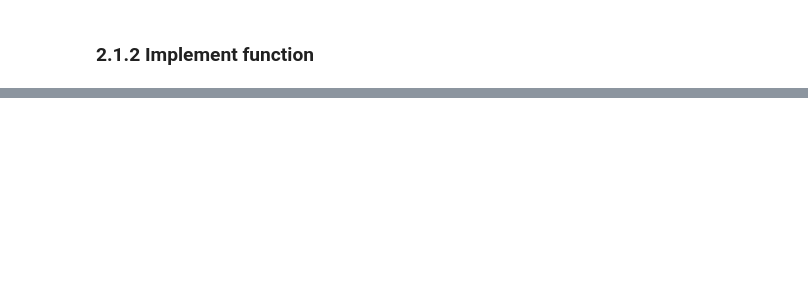
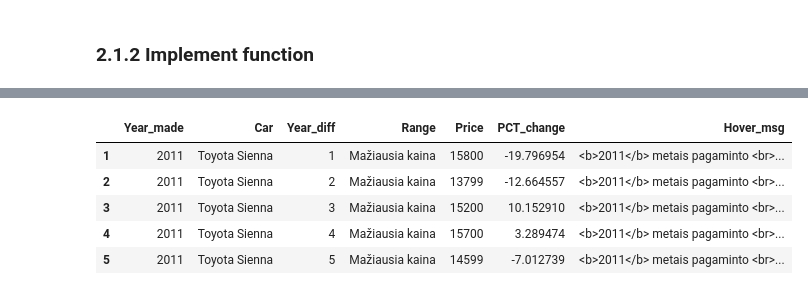
Before and after one commit to TK-Problem/autoplius-car-depretiation-dashboard, a Jupyter notebook: Notebooks/data_analysis.ipynb, the cells around one changed output, grey strips where cells are left out. Drawn from its saved outputs; the diff is of its cells as text; code cells hidden in the pictures; blank space fills up the shorter version.

Commit message:
Median price devaluation graph created

```diff
--- a/Notebooks/data_analysis.ipynb
+++ b/Notebooks/data_analysis.ipynb
@@ -203,0 +224,22 @@ fig.show()
+# %%
+# calcualte years passed
+df_dev['Year_diff'] = df_dev['Year'] - df_dev['Year_made']
+# reshape DataFrame
+df_dev = pd.melt(df_dev[['Year_made', 'Car', 'Low', 'Medium', 'High', 'Year_diff']],
+                 id_vars=['Year_made', 'Car', 'Year_diff'], var_name='Range', value_name='Price')
+
+# rename price ranges to lithuanian
+df_dev.Range = df_dev.Range.replace({'Low': 'Mažiausia kaina',
+                                     'Medium': 'Vidutinė kaina',
+                                     'High': 'Didžiausia kaina'})
+
+# calcualte percentage price changes
+df_dev['PCT_change'] = (df_dev['Price'] / df_dev['Price'].shift(1) - 1) * 100
+# for cars brought during made year, make price change equal 0
+# df_dev.loc[df_dev.Year_diff == 0 , 'pct_change'] = 0
+# remove prices from same year
+df_dev = df_dev.loc[df_dev.Year_diff != 0].copy()
+# calculate avg price change
+price_avg = df_dev.groupby('Year_diff')['PCT_change'].median()
+
+df_dev.head()
@@ -203,0 +253,26 @@ fig.show()
+# %%
+def gen_hover_txt(row):
+    """
+    Generate hover message
+    """
+    msg = f"<b>{row['Year_made']}</b> metais pagaminto <br>"
+    msg += f"{row['Car']}<br>vidutinė {row['Range'].lower()} <br>"
+    if row['PCT_change'] < 0:
+        msg += f"nukrito {row['PCT_change']:.1f}%."
+    elif row['PCT_change'] > 0:
+        msg += f"pakilo {row['PCT_change']:.1f}%."
+    else:
+        msg += f'nepakito.'
+
+    # revome y-axis label from appearing during hover
+    return msg + '<extra></extra>'
+
+df_dev['Hover_msg'] = df_dev.apply(gen_hover_txt, axis=1)
+df_dev.head()
+# %% [output]
+|  | Year_made | Car | Year_diff | Range | Price | PCT_change | Hover_msg |
+| 1 | 2011 | Toyota Sienna | 1 | Mažiausia kaina | 15800 | -19.796954 | <b>2011</b> metais pagaminto <br>... |
+| 2 | 2011 | Toyota Sienna | 2 | Mažiausia kaina | 13799 | -12.664557 | <b>2011</b> metais pagaminto <br>... |
+| 3 | 2011 | Toyota Sienna | 3 | Mažiausia kaina | 15200 | 10.152910 | <b>2011</b> metais pagaminto <br>... |
+| 4 | 2011 | Toyota Sienna | 4 | Mažiausia kaina | 15700 | 3.289474 | <b>2011</b> metais pagaminto <br>... |
+| 5 | 2011 | Toyota Sienna | 5 | Mažiausia kaina | 14599 | -7.012739 | <b>2011</b> metais pagaminto <br>... |
```
Also changed, not shown: parts of 10 cells of this notebook.
